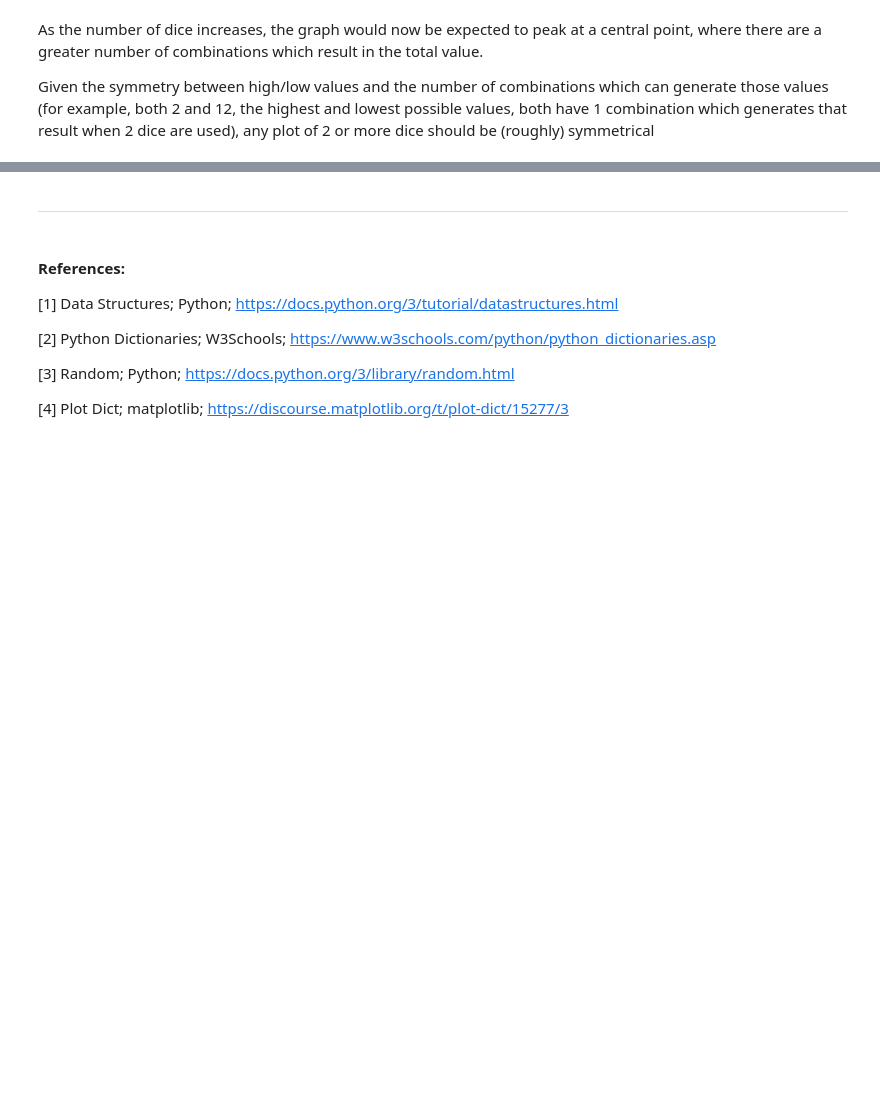
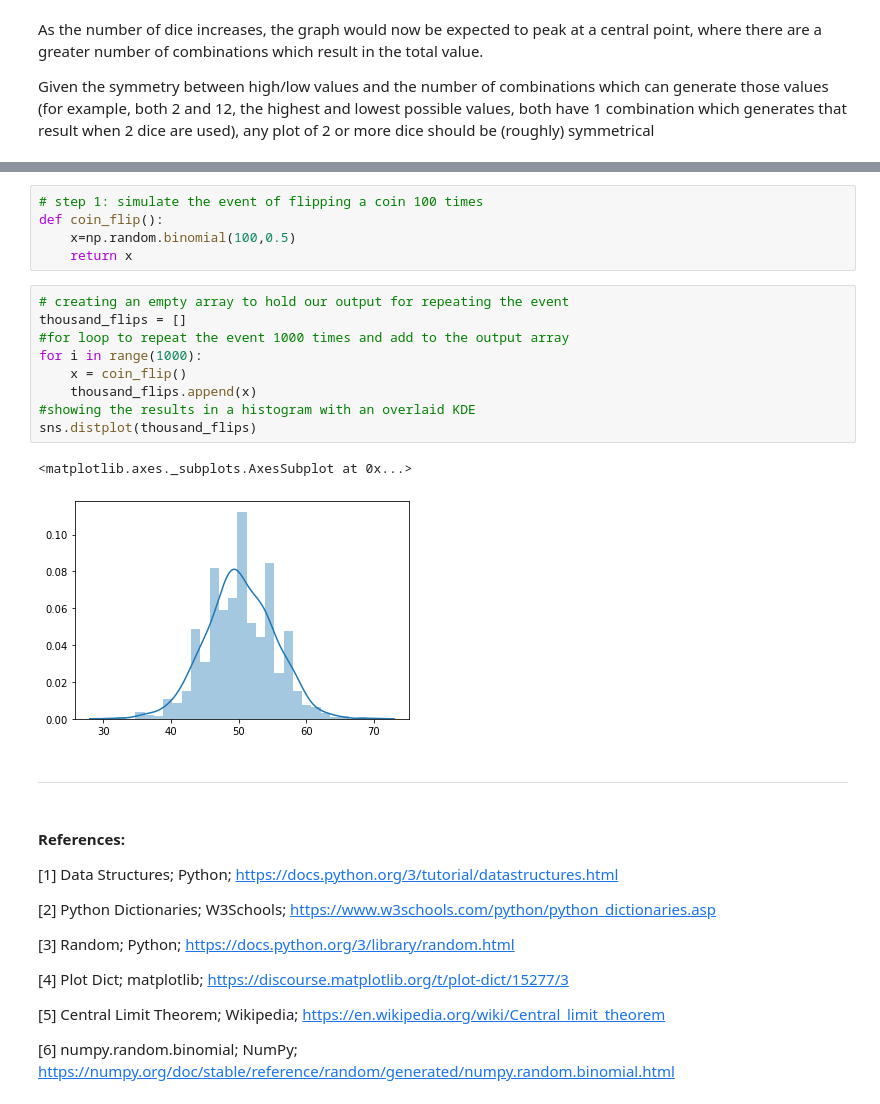
Before and after one commit to dervlac/tasks2020-FDA, a Jupyter notebook: Fundamentals of Data Analysis 2020 Tasks.ipynb, the cells around one changed output, grey strips where cells are left out. Cells and saved outputs as stored; diff of their text form; blank space fills up the shorter version.

```diff
--- a/Fundamentals of Data Analysis 2020 Tasks.ipynb
+++ b/Fundamentals of Data Analysis 2020 Tasks.ipynb
@@ -133,3 +156,20 @@ plt.show()
+# %%
+# step 1: simulate the event of flipping a coin 100 times
+def coin_flip():
+    x=np.random.binomial(100,0.5)
+    return x
+# %%
+# creating an empty array to hold our output for repeating the event
+thousand_flips = []
+#for loop to repeat the event 1000 times and add to the output array
+for i in range(1000):
+    x = coin_flip()
+    thousand_flips.append(x)
+#showing the results in a histogram with an overlaid KDE
+sns.distplot(thousand_flips)
+# %% [output]
+<matplotlib.axes._subplots.AxesSubplot at 0x...>
+[figure, added]
 # %% [markdown]
 ***
 # %% [markdown]
@@ -142,3 +182,7 @@ plt.show()
 [3] Random; Python; https://docs.python.org/3/library/random.html
 
 [4] Plot Dict; matplotlib; https://discourse.matplotlib.org/t/plot-dict/15277/3
+
+[5] Central Limit Theorem; Wikipedia; https://en.wikipedia.org/wiki/Central_limit_theorem
+
+[6] numpy.random.binomial; NumPy; https://numpy.org/doc/stable/reference/random/generated/numpy.random.binomial.html
```
Also changed, not shown: parts of 10 cells of this notebook.
